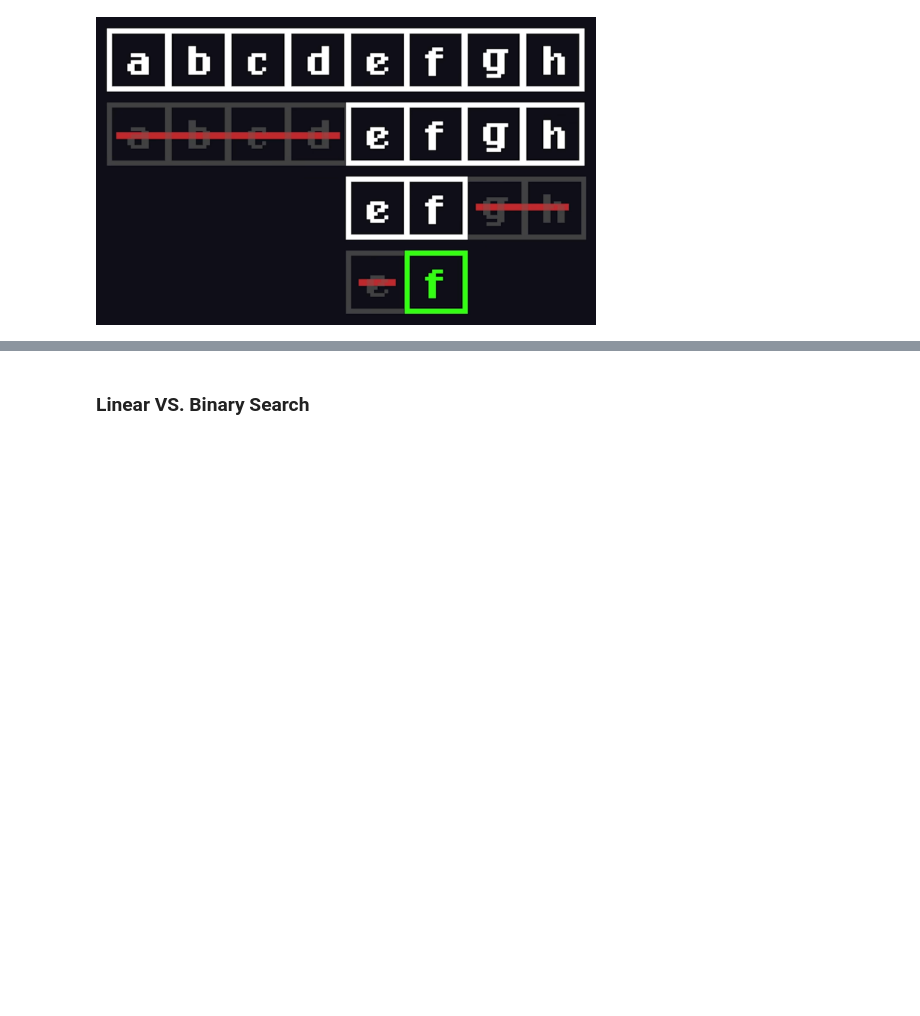
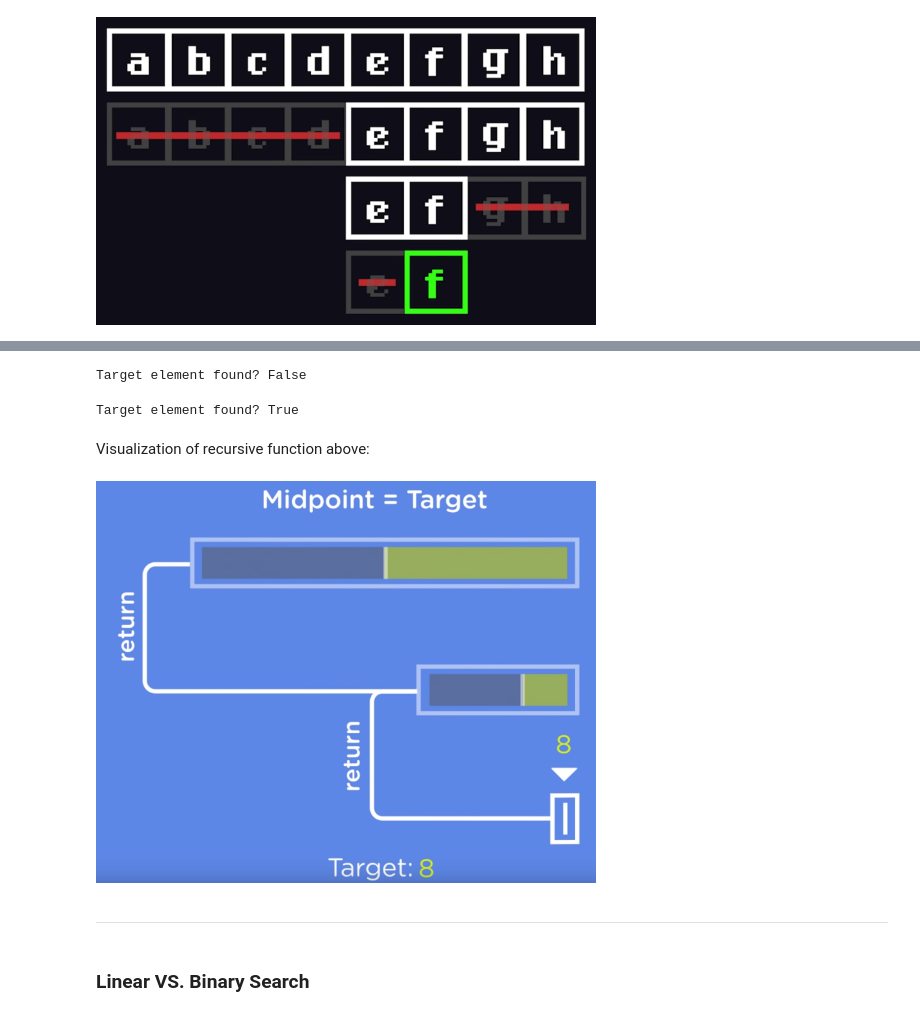
Before and after one commit to priscilla-arinze/Data-Structures-Algorithms-Review, a Jupyter notebook: Algorithms - Search Algorithms.ipynb, the cells around one changed output, grey strips where cells are left out. Drawn from its saved outputs; the diff is of its cells as text; code cells hidden in the pictures; blank space fills up the shorter version.

```diff
--- a/Algorithms - Search Algorithms.ipynb
+++ b/Algorithms - Search Algorithms.ipynb
@@ -37,3 +138,57 @@ Image(filename="aa_Screenshots/binary-search2.png", width=500)
+# %%
+## Under the assumption that the list passed into the function is already sorted
+## Looks for the target element in the list by dividing the list again and again until found, otherwise return None
+def recursive_binary_search(sorted_list, target_element):
+
+    if len(sorted_list) == 0:
+        return False
+    else:
+        ## Find middle elemnt with floor division (//) : rounds down to nearest whole number
+        middle_element_index = (len(sorted_list)) // 2
+
+         # best case scenario
+        if sorted_list[middle_element_index] == target_element:
+            return True
+        else:
+            ## RECURSIVE VERSION
+            # if middle element is less/greater than target element, re-execute same function but with a sub-list:
+            if sorted_list[middle_element_index] < target_element: # ignore left side, seek out higher numbers
+                # splice list starting at middle element up until the very end of the list
+                return recursive_binary_search(sorted_list[middle_element_index+1 : ], target_element)
+            else: # ignore right side, seek out lower numbers
+                # splice list starting at first element up until the middle element
+                return recursive_binary_search(sorted_list[0 : middle_element_index], target_element)
+
+
+
+
+## Informs user if target element is found in list or not
+def verify(result):
+    print("Target element found?", result)
+
+
+
+numbers = [1,2,3,4,5,6,7,8,9]
+
+result = recursive_binary_search(numbers, 12)
+verify(result)
+# %% [output]
+Target element found? False
+# %%
+result = recursive_binary_search(numbers, 7)
+verify(result)
+# %% [output]
+Target element found? True
+# %% [markdown]
+Visualization of recursive function above:
+# %%
+from IPython.display import Image
+from IPython.core.display import HTML
+Image(filename="aa_Screenshots/binary-search-recursive.png", width=500)
+# %% [output]
+[figure, added]
+# %% [markdown]
+<hr>
 # %% [markdown]
 ### Linear VS. Binary Search
 # %%
```
Also changed, not shown: parts of 10 cells of this notebook, 3 other files.
